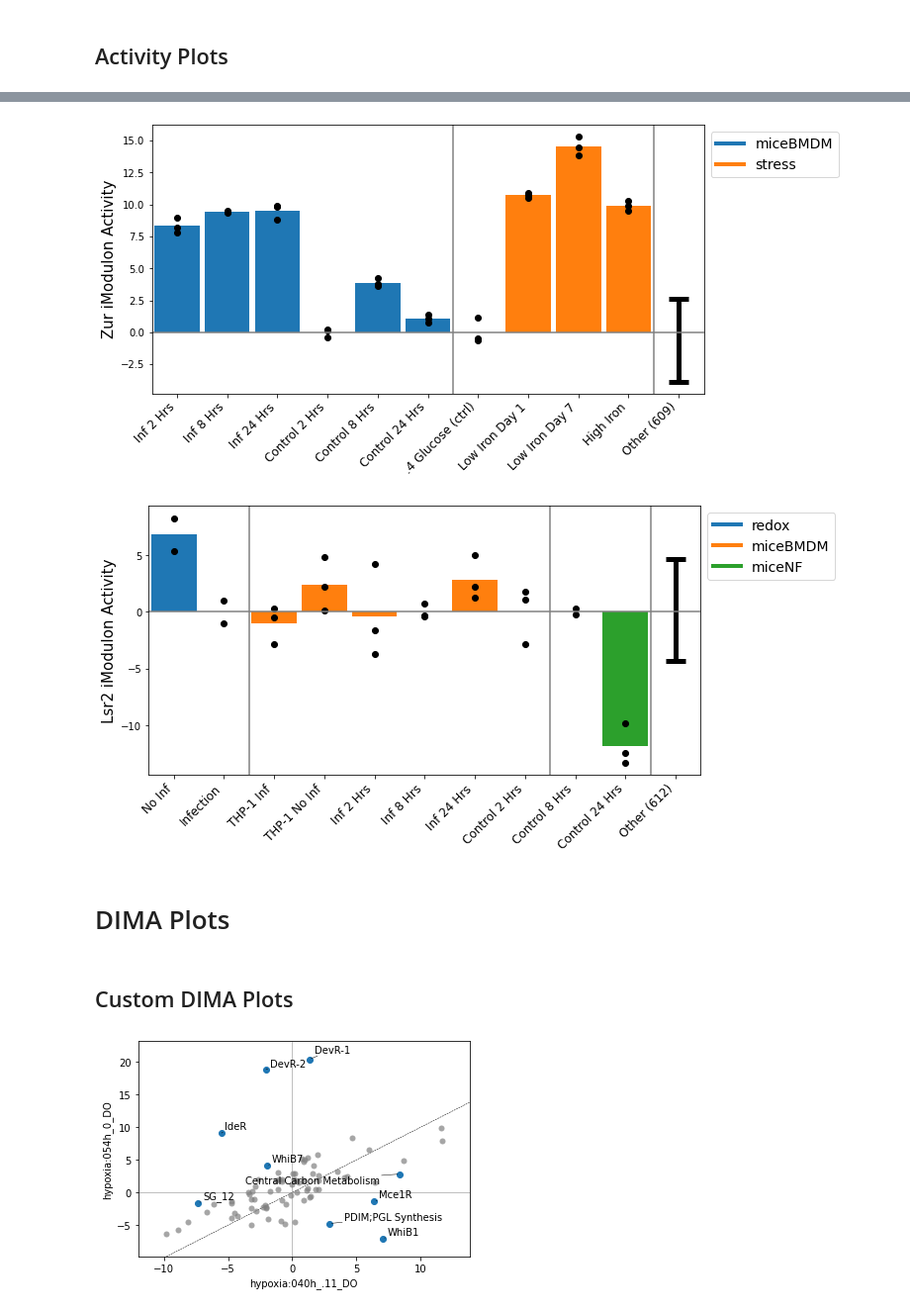
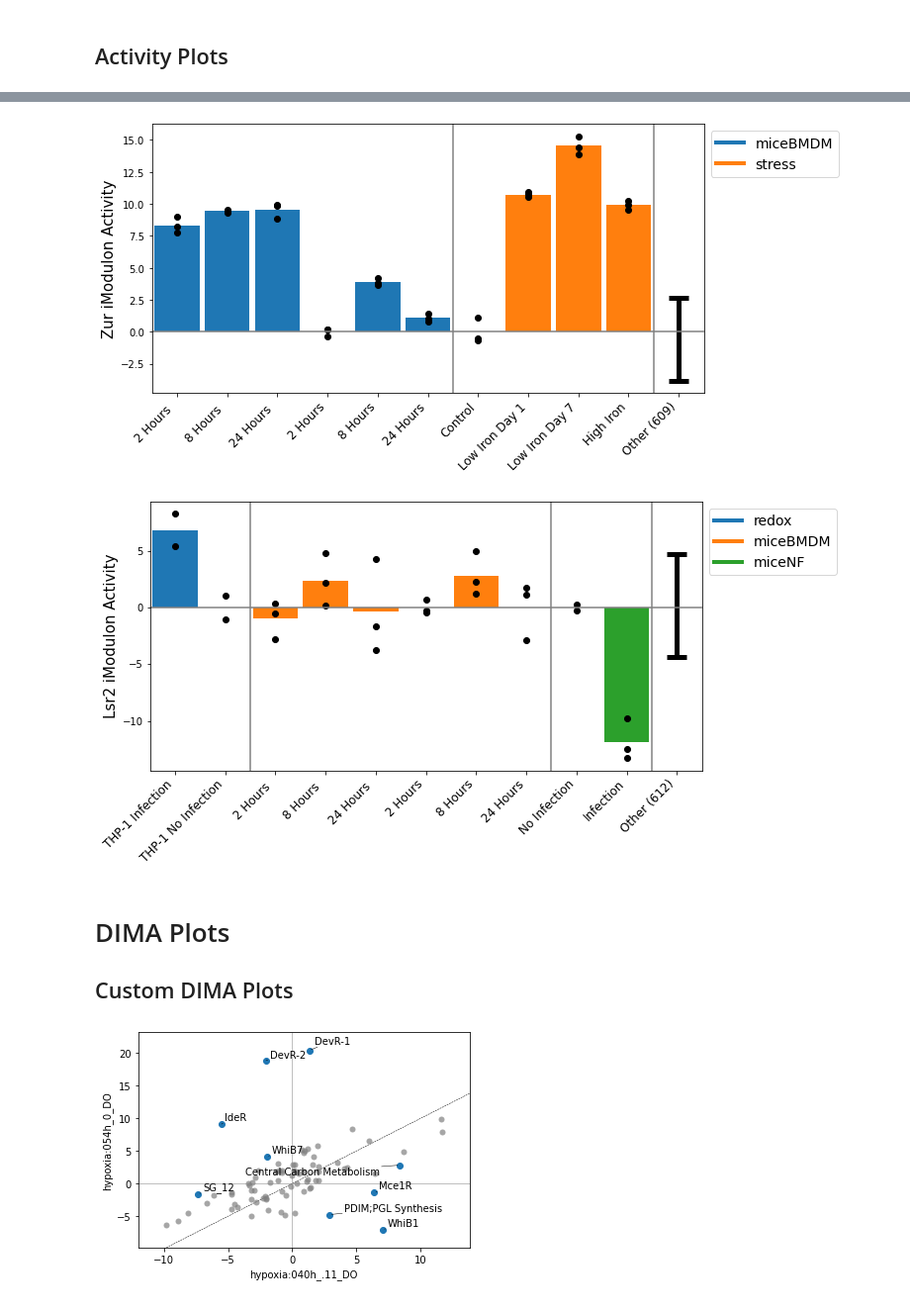
Before and after one commit to Reosu/modulome_mtb, a Jupyter notebook: notebooks/Validation_and_Discovery_Figures.ipynb, the cells around one changed output, grey strips where cells are left out. Shown at 99% size. Saved outputs shown, nothing was run; the diff lists cells and outputs as text; code cells hidden in the pictures.

Commit message:
Updated figures to svg and corresponding notebooks

```diff
--- a/notebooks/Validation_and_Discovery_Figures.ipynb
+++ b/notebooks/Validation_and_Discovery_Figures.ipynb
@@ -79,9 +93,9 @@ seperators = []
 dots = []
 # Put in labels of the conditions. You need one label for every condition in every project. The labels
 # will be put in order from left to right.
-labels=["Inf 2 Hrs", "Inf 8 Hrs", "Inf 24 Hrs",
-        "Control 2 Hrs","Control 8 Hrs","Control 24 Hrs",
-        ".4 Glucose (ctrl)","Low Iron Day 1", "Low Iron Day 7","High Iron"]
+labels=["2 Hours ", "8 Hours ", "24 Hours ",
+        "2 Hours","8 Hours","24 Hours",
+        "Control","Low Iron Day 1", "Low Iron Day 7","High Iron"]
 
 label_count = 0
 color_count = 0
@@ -146,9 +160,9 @@ for label in ax.get_xmajorticklabels():
     label.set_rotation(45)
     label.set_horizontalalignment("right")
 
-plt.savefig("../figures/interim_figures/Zur_Activities.svg")
+plt.savefig("../figures/interim_figures/Zur_Activities.svg",transparent=True)
 # %% [output]
-[figure, old version]
+[figure, new version]
 # %%
 #Put projects of interest here
 projects = ["redox","miceBMDM","miceNF"]
@@ -165,9 +179,9 @@ seperators = []
 dots = []
 # Put in labels of the conditions. You need one label for every condition in every project. The labels
 # will be put in order from left to right.
-labels=["No Inf","Infection", "THP-1 Inf","THP-1 No Inf",
-        "Inf 2 Hrs", "Inf 8 Hrs", "Inf 24 Hrs",
-        "Control 2 Hrs","Control 8 Hrs","Control 24 Hrs"
+labels=["THP-1 Infection","THP-1 No Infection",
+        "2 Hours ", "8 Hours ", "24 Hours ", "2 Hours","8 Hours","24 Hours",
+        "No Infection","Infection",
        ]
 
 label_count = 0
@@ -207,39 +221,41 @@ std_dev = non_mifH.std()
 
 ax.errorbar(label_count,mean,yerr= std_dev, label="Other", color = "black",
             marker=None ,capsize=10, capthick = 5,elinewidth=5)
 
 ylimits = ax.get_ylim()
 ax.set_xlim([-.5,label_count+.5])
 ax.plot(list(ax.get_xlim()),[0,0],color="gray")
 ax.set_ylim(ylimits)
 ax.set_ylabel(imod+" iModulon Activity",fontsize=15)
 
 # This section controls how the seperators are put down. You count the number of samples in each project and
 # combine them in a array
 seperators = [2,6,2]
 
 for cord in seperators:
     sep_pos+=cord
     ax.plot([sep_pos,sep_pos],ylimits,color="gray")
 
 custom_lines = [Line2D([0], [0], color=colors[0], lw=4),
                 Line2D([0], [0], color=colors[1], lw=4),
                 Line2D([0], [0], color=colors[2], lw=4)]
 ax.legend(custom_lines,projects,bbox_to_anchor=(1, 1), loc='upper left',fontsize=14)
 
 labels.append("Other ("+str(len(non_mifH))+")")
 plt.xticks(labels,fontsize=12)
 for label in ax.get_xmajorticklabels():
     label.set_rotation(45)
     label.set_horizontalalignment("right")
 
-plt.savefig("../figures/interim_figures/Lsr2_Activities.svg")
+plt.savefig("../figures/interim_figures/Lsr2_Activities.svg",transparent = True)
 # %% [output]
-[figure, old version]
+[figure, new version]
 # %% [markdown]
+
+
 # DIMA Plots
+
+## Custom DIMA Plots
-# %% [markdown]
-## Custom DIMA Plots
 # %%
 starved_samp = ica_data.sample_table.loc[ica_data.sample_table["condition"]=="040h_.11_DO"].index
 starved_data = (ica_data.A[starved_samp].mean(axis=1))
```
Also changed, not shown: parts of 16 cells of this notebook, 19 other files.
